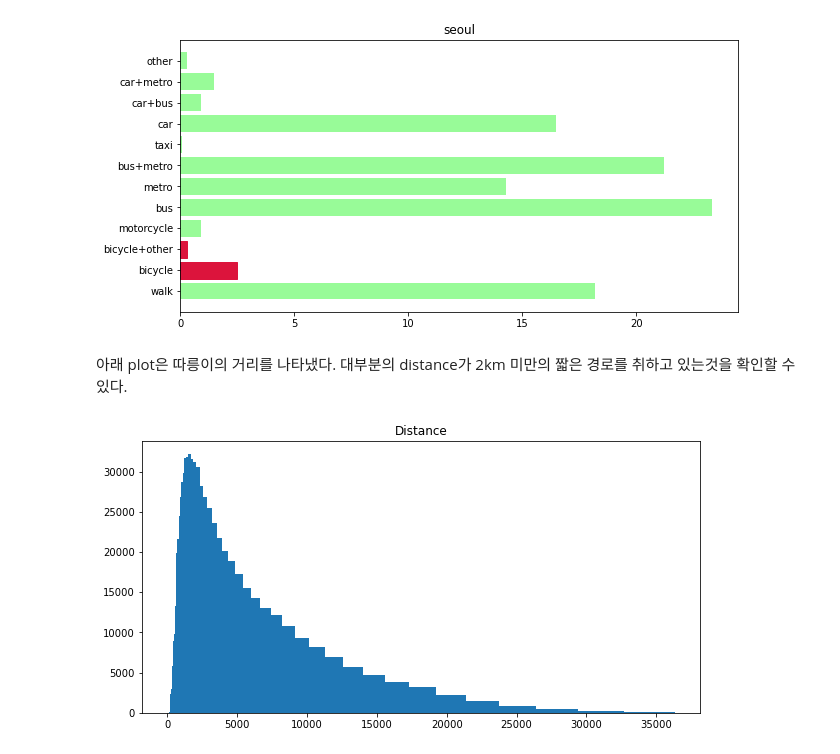
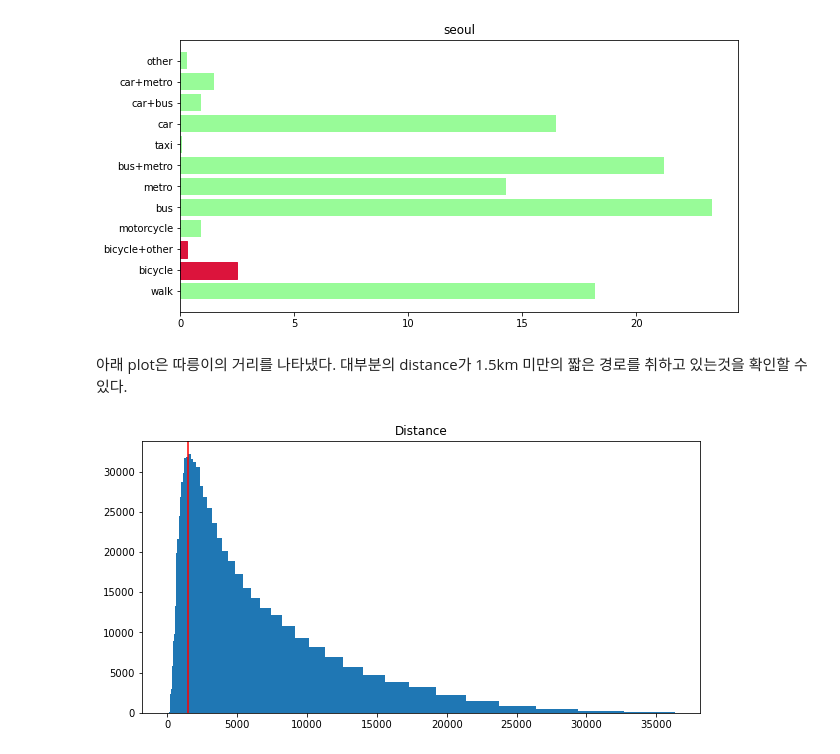
Before and after one commit to GyoHeon/UOS_bicycle, a Jupyter notebook: Start.ipynb, the cells around one changed output. Cells and saved outputs as stored; diff of their text form; code cells hidden in the pictures.

Commit message:
vertical line add

```diff
--- a/Start.ipynb
+++ b/Start.ipynb
@@ -90,18 +90,22 @@ commute_1(0)
 [figure]
 # %% [markdown]
 아래 plot은 따릉이의 거리를 나타냈다.
-대부분의 distance가 2km 미만의 짧은 경로를 취하고 있는것을 확인할 수 있다.
+대부분의 distance가 1.5km 미만의 짧은 경로를 취하고 있는것을 확인할 수 있다.
 # %%
 # 따릉이 이용 데이터
 use = np.load('../data/data.npz', allow_pickle = True)
 use = use['arr_0']
 
 # 따릉이 데이터 histogram
 plt.figure(figsize = (10, 5))
+
+# vertical line
+plt.axvline(x = 1500, color='r')
+
 plt.title('Distance')
 
 bins = np.exp(np.linspace(0, 10.5, 100))
 
 N, bins, patches = plt.hist(use[:, 10], bins)
 # %% [output]
-[figure, old version]
+[figure, new version]
```
